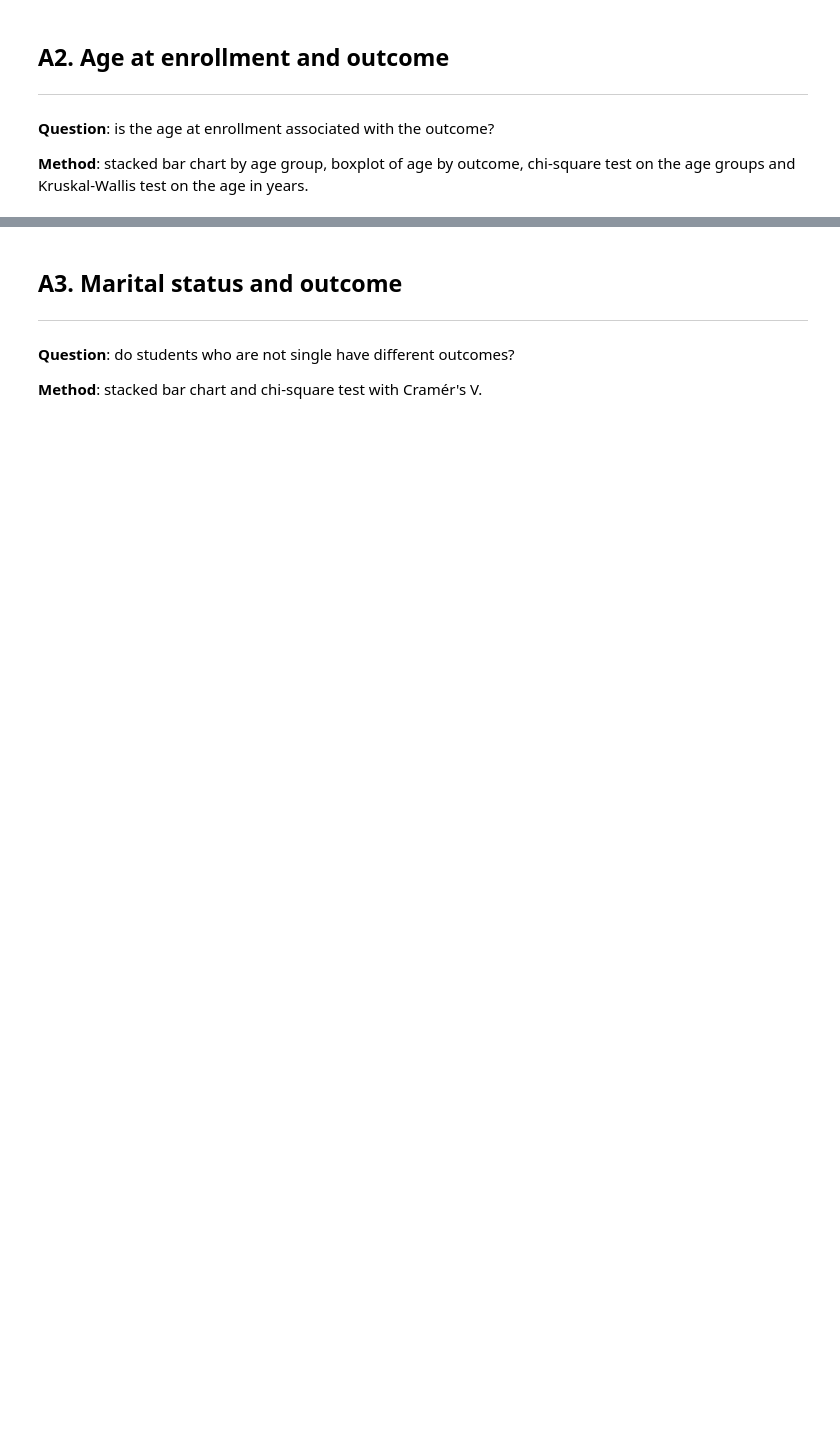
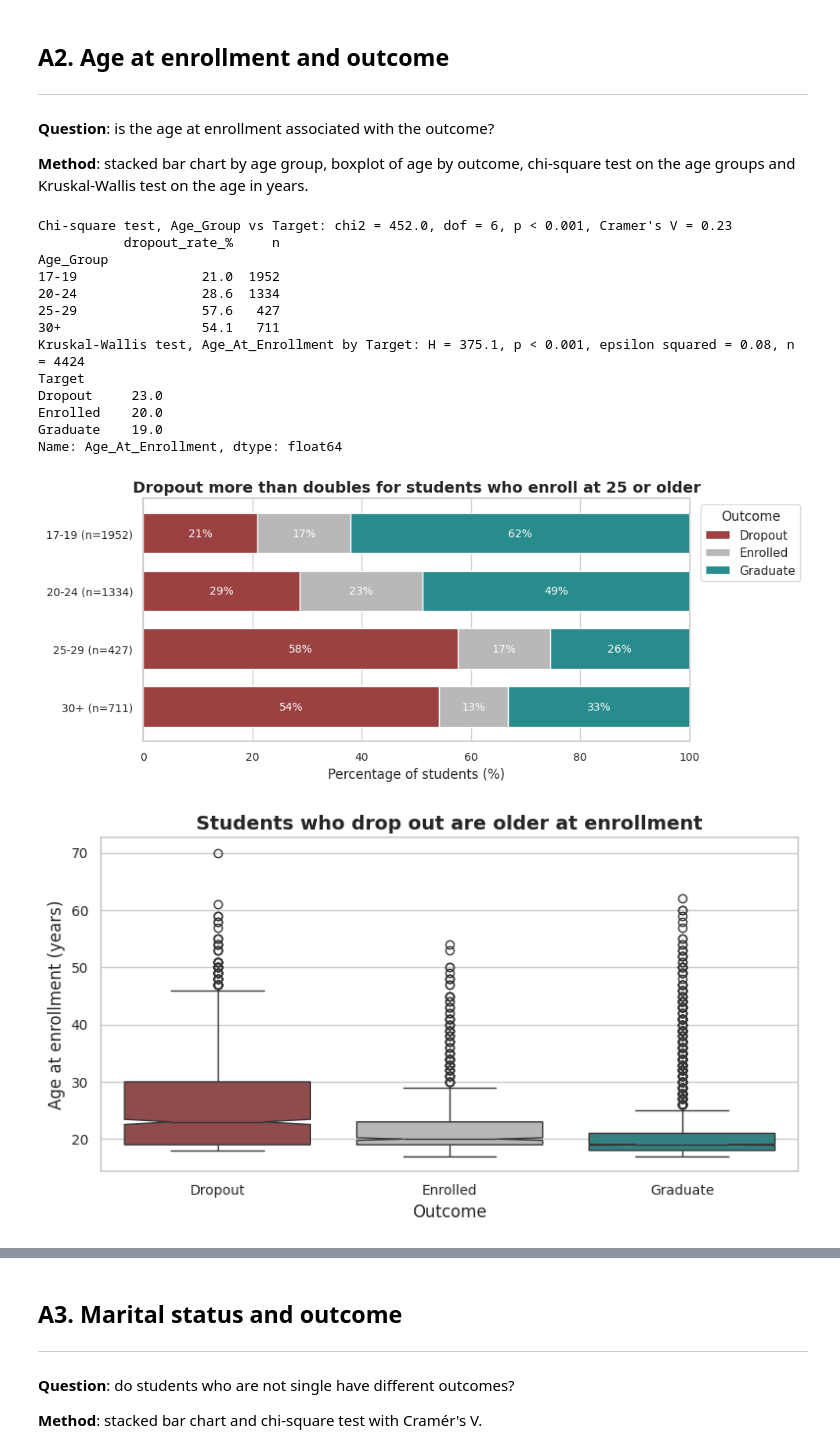
Before and after one commit to Martazzz/dropout_rate_academic_success, a Jupyter notebook: notebooks/02_blocks_A_B.ipynb, the cells around one changed output, grey strips where cells are left out. Saved outputs shown, nothing was run; the diff lists cells and outputs as text; code cells hidden in the pictures; blank space fills up the shorter version.

```diff
--- a/notebooks/02_blocks_A_B.ipynb
+++ b/notebooks/02_blocks_A_B.ipynb
@@ -67,7 +67,7 @@ def apply_order(df):
 ---
 Defining the main functions to test the correlations between variables and their effects.
 # %%
-data = apply_order(pd.read_csv("student_dropout_cleaned.csv"))
+data = apply_order(pd.read_csv("student_dropout_cleaned.csv", sep=';'))
 
 # to see the effect of the correlation between two categorical variables
 def cramers_v(table):
@@ -167,0 +166,33 @@ comments...
+# %%
+table = chi2_test(data, "Age_Group")
+print(dropout_rates("Age_Group"))
+kruskal_test(data, "Age_At_Enrollment")
+print(data.groupby("Target", observed=True)["Age_At_Enrollment"].median())
+composition_figure("Age_Group", "Dropout more than doubles for students who enroll at 25 or older",
+                   "blockA_age_outcome", 4.2)
+
+fig, ax = plt.subplots(figsize=(8, 4.5))
+sns.boxplot(data=data, x="Target", y="Age_At_Enrollment", hue="Target", order=OUTCOME_ORDER, notch=True,
+            palette=OUTCOME_PALETTE, legend=False, ax=ax)
+ax.set_title("Students who drop out are older at enrollment")
+ax.set_xlabel("Outcome")
+ax.set_ylabel("Age at enrollment (years)")
+plt.tight_layout()
+plt.savefig("figures/blockA_age_boxplot.png", dpi=200, bbox_inches="tight")
+plt.show()
+# %% [output]
+Chi-square test, Age_Group vs Target: chi2 = 452.0, dof = 6, p < 0.001, Cramer's V = 0.23
+           dropout_rate_%     n
+Age_Group
+17-19                21.0  1952
+20-24                28.6  1334
+25-29                57.6   427
+30+                  54.1   711
+Kruskal-Wallis test, Age_At_Enrollment by Target: H = 375.1, p < 0.001, epsilon squared = 0.08, n = 4424
+Target
+Dropout     23.0
+Enrolled    20.0
+Graduate    19.0
+Name: Age_At_Enrollment, dtype: float64
+[figure, added]
+[figure, added]
```
Also changed, not shown: parts of 25 cells of this notebook.
